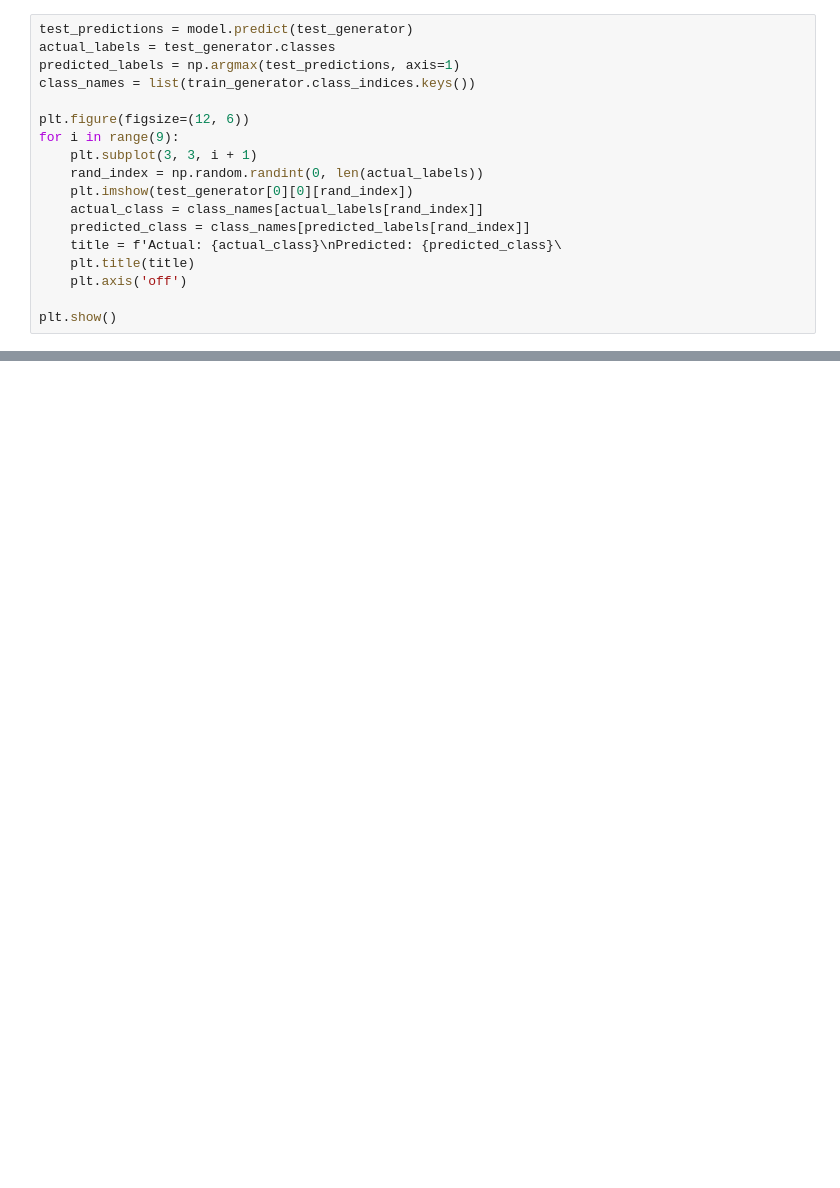
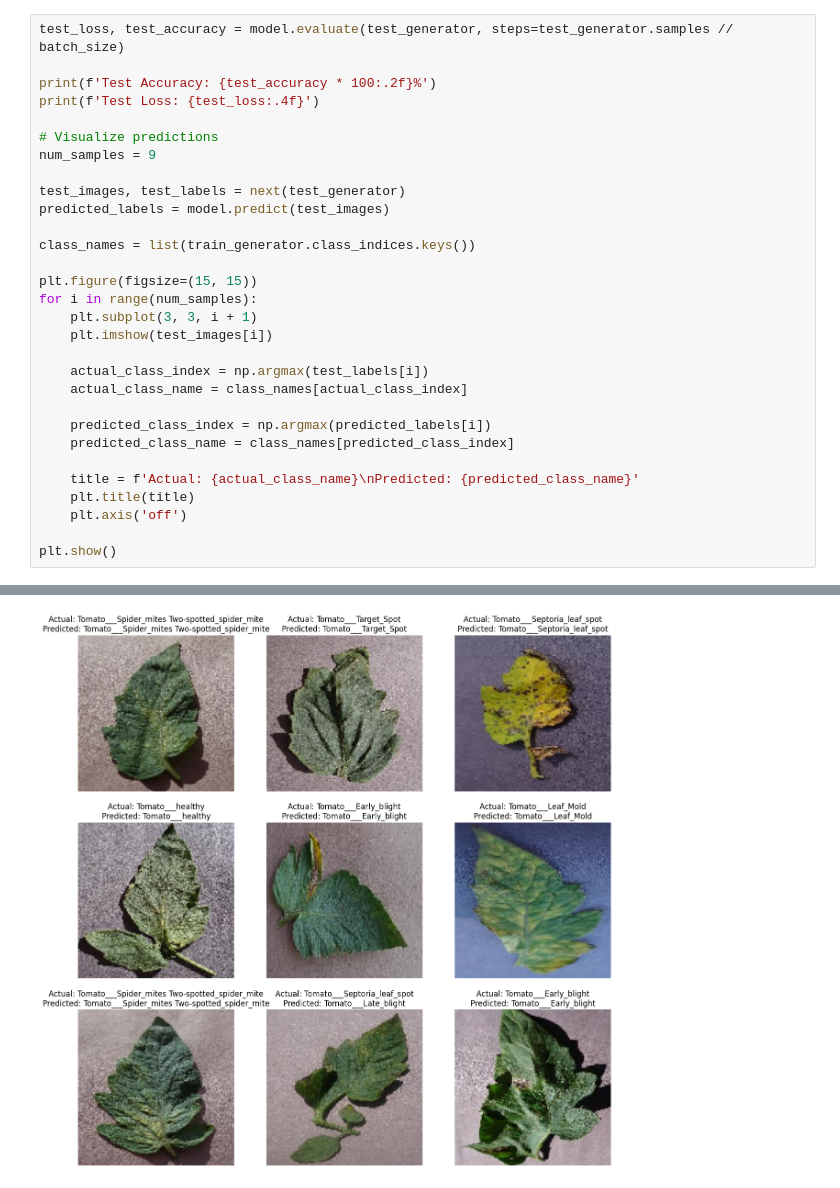
Before and after one commit to Amahseyn/Tomato-leaf-disease-prediction, a Jupyter notebook: tomato_leaf_disease_prediction.ipynb, the cells around one changed output, grey strips where cells are left out. Drawn from its saved outputs; the diff is of its cells as text; blank space fills up the shorter version.

```diff
--- a/tomato_leaf_disease_prediction.ipynb
+++ b/tomato_leaf_disease_prediction.ipynb
@@ -144,18 +199,31 @@ plt.show()
 # %%
-test_predictions = model.predict(test_generator)
-actual_labels = test_generator.classes
-predicted_labels = np.argmax(test_predictions, axis=1)
+test_loss, test_accuracy = model.evaluate(test_generator, steps=test_generator.samples // batch_size)
+
+print(f'Test Accuracy: {test_accuracy * 100:.2f}%')
+print(f'Test Loss: {test_loss:.4f}')
+
+# Visualize predictions
+num_samples = 9
+
+test_images, test_labels = next(test_generator)
+predicted_labels = model.predict(test_images)
+
 class_names = list(train_generator.class_indices.keys())
 
-plt.figure(figsize=(12, 6))
-for i in range(9):
+plt.figure(figsize=(15, 15))
+for i in range(num_samples):
     plt.subplot(3, 3, i + 1)
-    rand_index = np.random.randint(0, len(actual_labels))
-    plt.imshow(test_generator[0][0][rand_index])
-    actual_class = class_names[actual_labels[rand_index]]
-    predicted_class = class_names[predicted_labels[rand_index]]
-    title = f'Actual: {actual_class}\nPredicted: {predicted_class}\
+    plt.imshow(test_images[i])
+
+    actual_class_index = np.argmax(test_labels[i])
+    actual_class_name = class_names[actual_class_index]
+
+    predicted_class_index = np.argmax(predicted_labels[i])
+    predicted_class_name = class_names[predicted_class_index]
+
+    title = f'Actual: {actual_class_name}\nPredicted: {predicted_class_name}'
     plt.title(title)
     plt.axis('off')
 
 plt.show()
+# %% [output]
@@ -161,0 +234 @@ plt.show()
+[figure, added]
```
Also changed, not shown: parts of 6 cells of this notebook.
